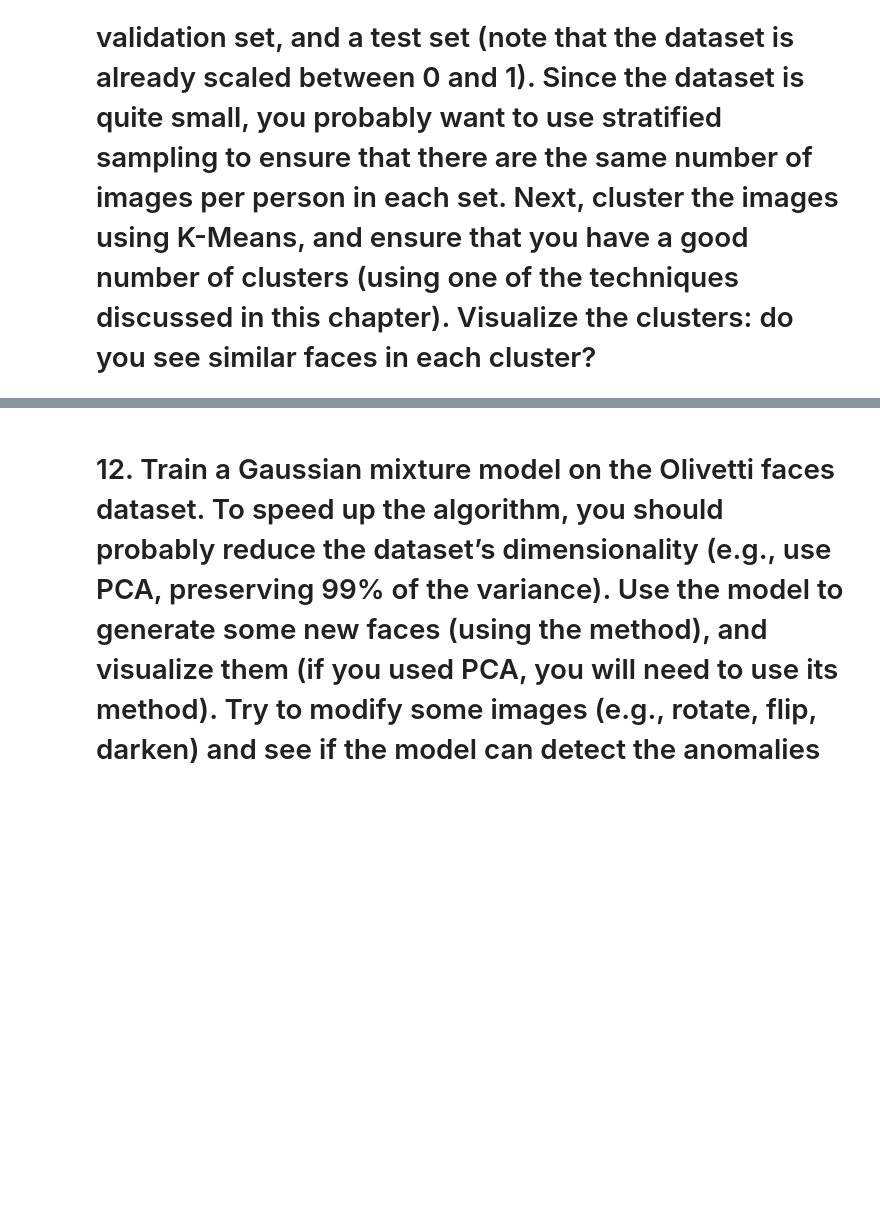
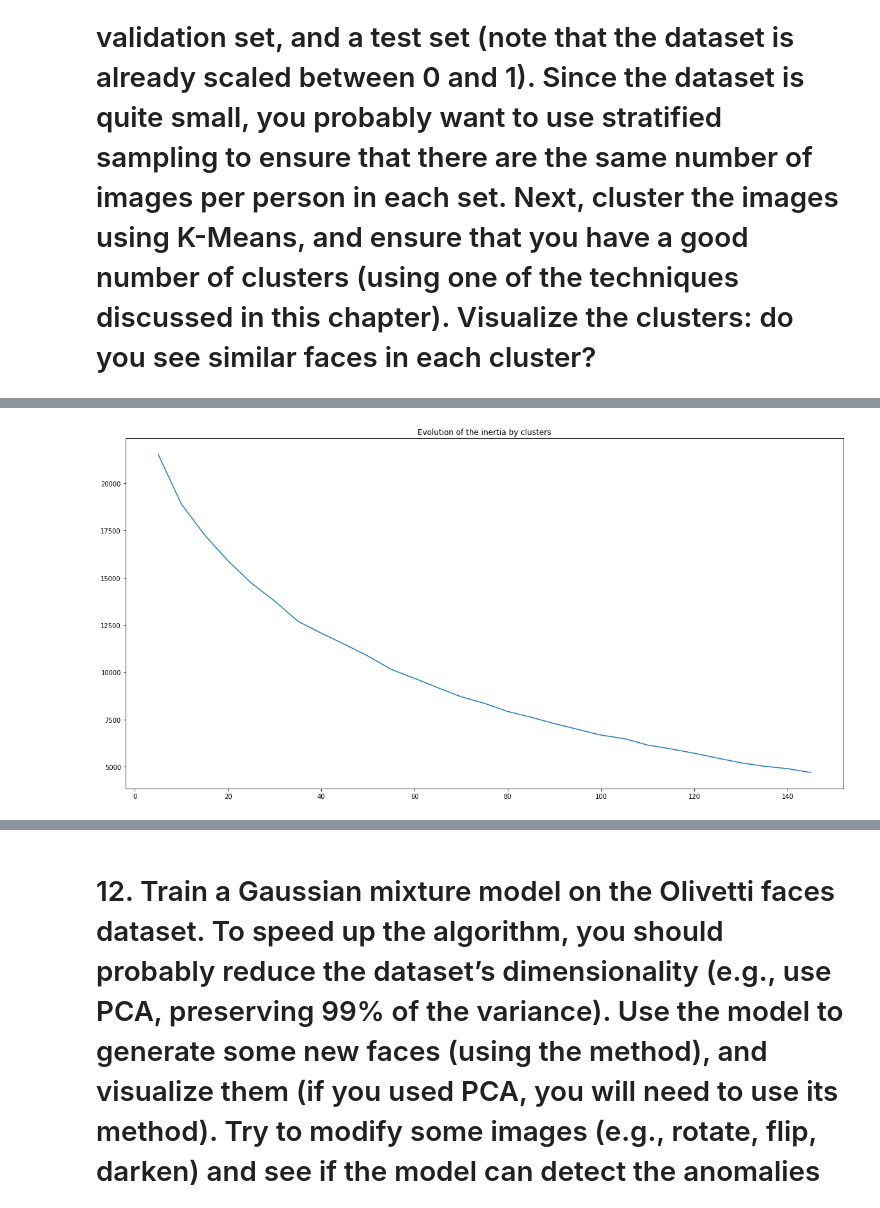
Before and after one commit to easypanda/Handson-ML2, a Jupyter notebook: Chapter 9: Unsupervised Learning/Unsupervised_learning_exercices.ipynb, the cells around one changed output, grey strips where cells are left out. Saved outputs shown, nothing was run; the diff lists cells and outputs as text; code cells hidden in the pictures; blank space fills up the shorter version.

```diff
--- a/Chapter 9: Unsupervised Learning/Unsupervised_learning_exercices.ipynb
+++ b/Chapter 9: Unsupervised Learning/Unsupervised_learning_exercices.ipynb
@@ -84,0 +161,17 @@ Both the BIC and the AIC penalize models that have more parameters to learn (e.g
+# %%
+inertia = []
+number_of_cluster = []
+k_range = range(5, 150, 5)
+
+for i in k_range:
+    number_of_cluster.append(i)
+    kmeans = KMeans(n_clusters=i,n_jobs=-1)
+    kmeans.fit(X)
+    inertia.append(kmeans.inertia_)
+# %%
+fig, ax = plt.subplots(1,1, figsize=(20,10))
+plt.plot(number_of_cluster,inertia)
+plt.title("Evolution of the inertia by clusters")
+plt.show()
+# %% [output]
+[figure, added]
```
Also changed, not shown: parts of 72 cells of this notebook, 1 other file.
